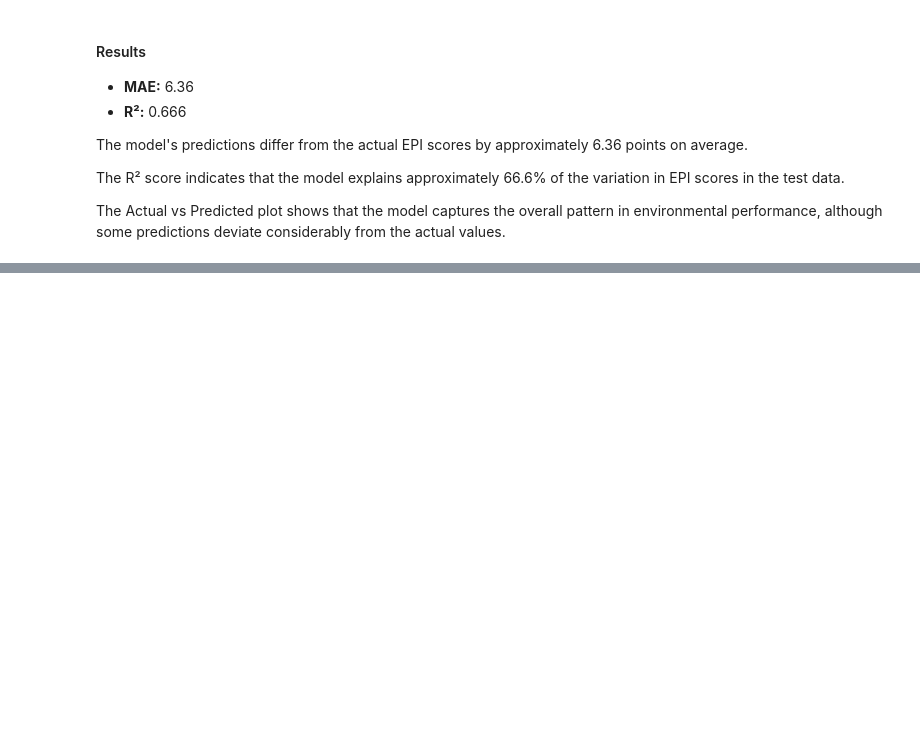
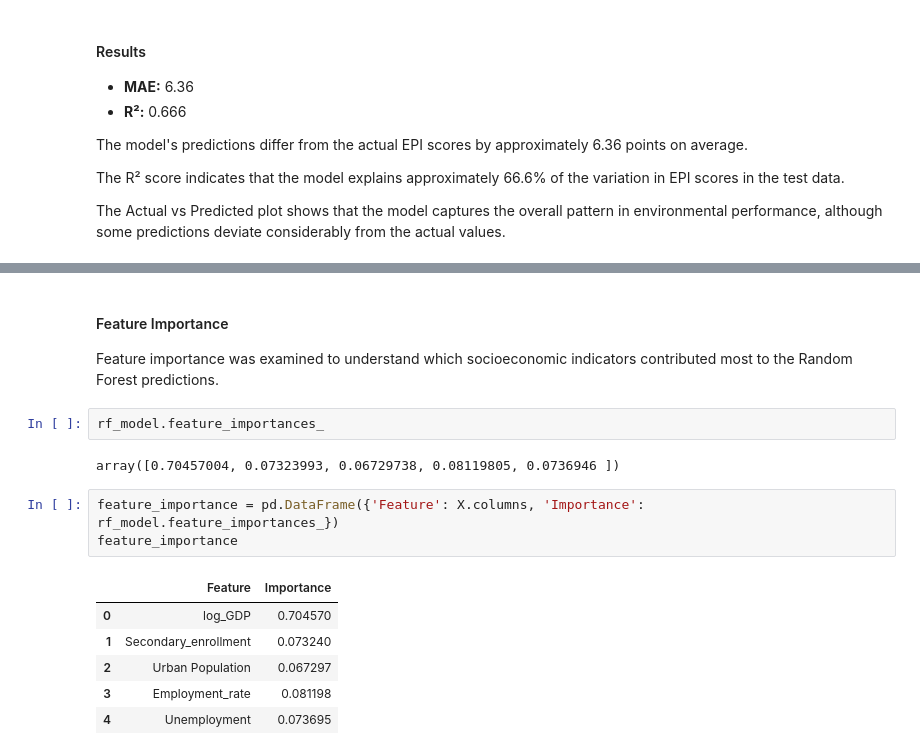
Before and after one commit to Adapala4/environmental-performance-analysis, a Jupyter notebook: environmental_analysis.ipynb, the cells around one changed output, grey strips where cells are left out. Saved outputs shown, nothing was run; the diff lists cells and outputs as text; blank space fills up the shorter version.

```diff
--- a/environmental_analysis.ipynb
+++ b/environmental_analysis.ipynb
@@ -1004,0 +1035,18 @@ The Actual vs Predicted plot shows that the model captures the overall pattern i
+# %% [markdown]
+#### Feature Importance
+
+Feature importance was examined to understand which socioeconomic indicators contributed most to the Random Forest predictions.
+# %%
+rf_model.feature_importances_
+# %% [output]
+array([0.70457004, 0.07323993, 0.06729738, 0.08119805, 0.0736946 ])
+# %%
+feature_importance = pd.DataFrame({'Feature': X.columns, 'Importance': rf_model.feature_importances_})
+feature_importance
+# %% [output]
+|  | Feature | Importance |
+| 0 | log_GDP | 0.704570 |
+| 1 | Secondary_enrollment | 0.073240 |
+| 2 | Urban Population | 0.067297 |
+| 3 | Employment_rate | 0.081198 |
+| 4 | Unemployment | 0.073695 |
```
Also changed, not shown: parts of 15 cells of this notebook.
